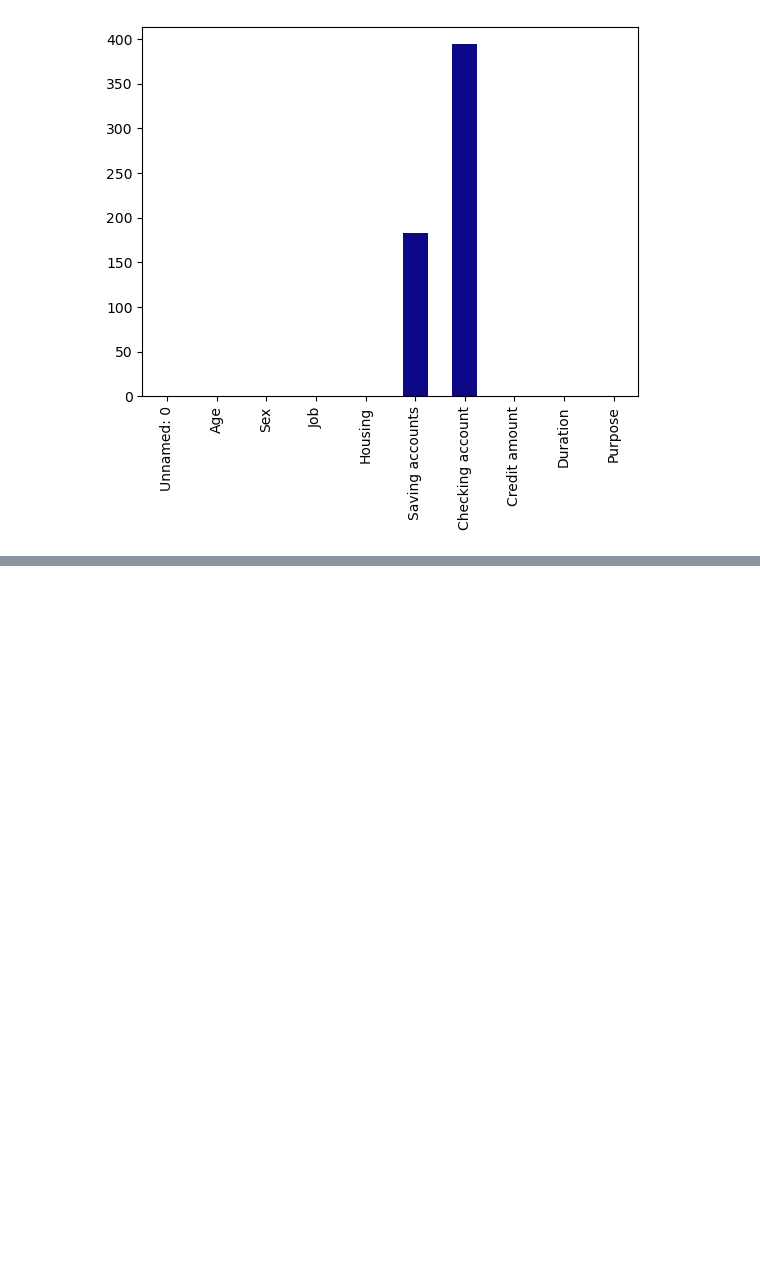
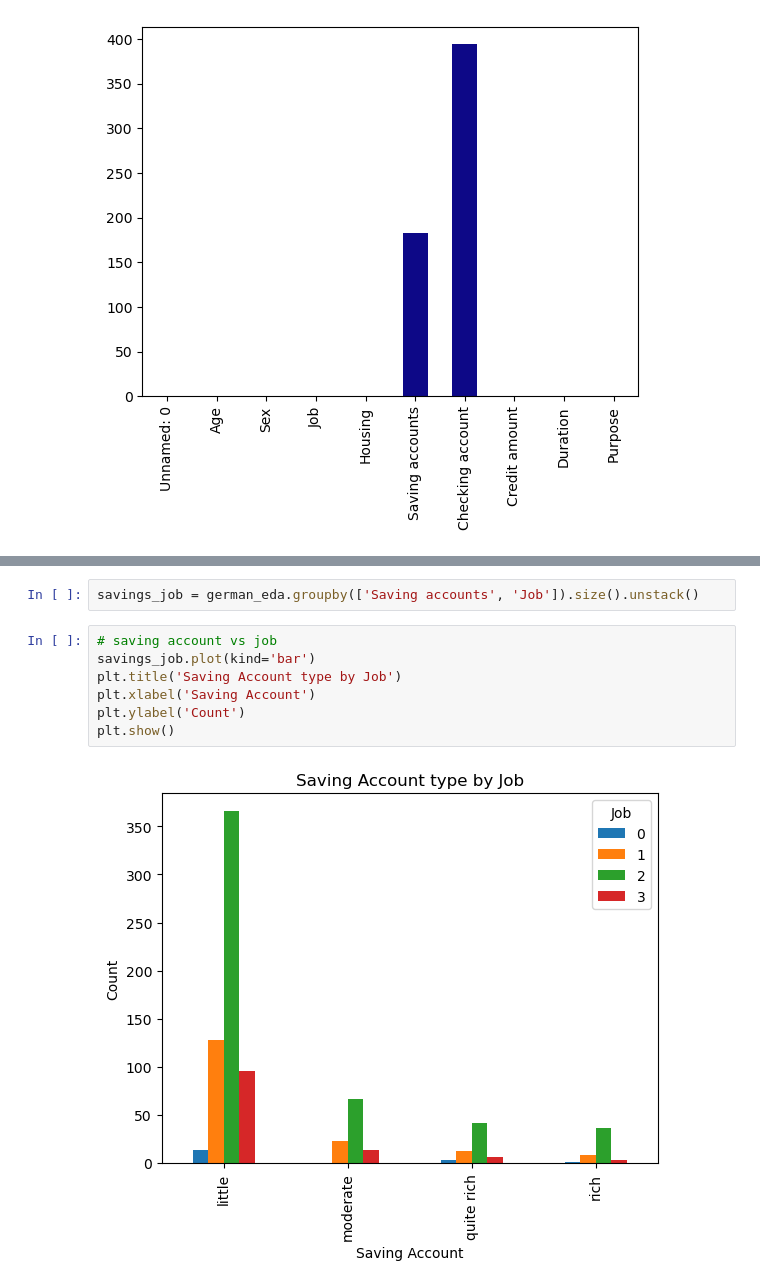
Before and after one commit to itsmearafik/Credit-Risk-Segmentation-Finance-, a Jupyter notebook: notebooks/app.ipynb, the cells around one changed output, grey strips where cells are left out. Cells and saved outputs as stored; diff of their text form; blank space fills up the shorter version.

```diff
--- a/notebooks/app.ipynb
+++ b/notebooks/app.ipynb
@@ -101,0 +131,11 @@ sex_counts = german_eda
+# %%
+savings_job = german_eda.groupby(['Saving accounts', 'Job']).size().unstack()
+# %%
+# saving account vs job
+savings_job.plot(kind='bar')
+plt.title('Saving Account type by Job')
+plt.xlabel('Saving Account')
+plt.ylabel('Count')
+plt.show()
+# %% [output]
+[figure, added]
```
Also changed, not shown: parts of 16 cells of this notebook.
